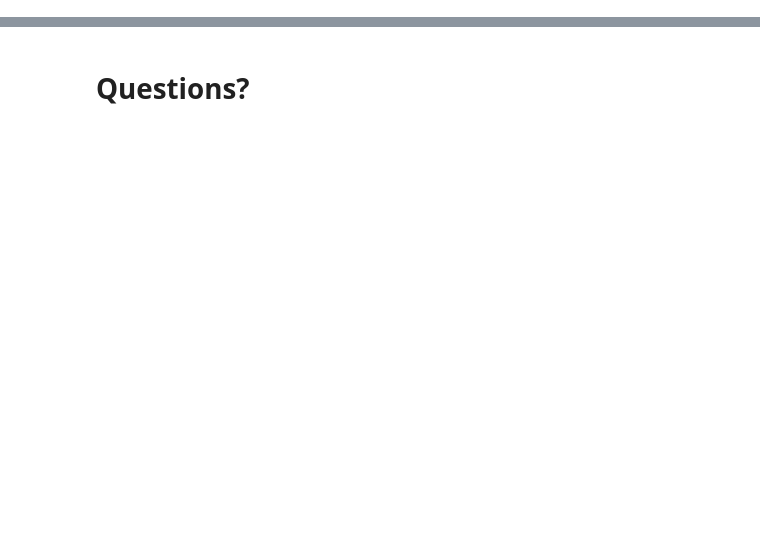
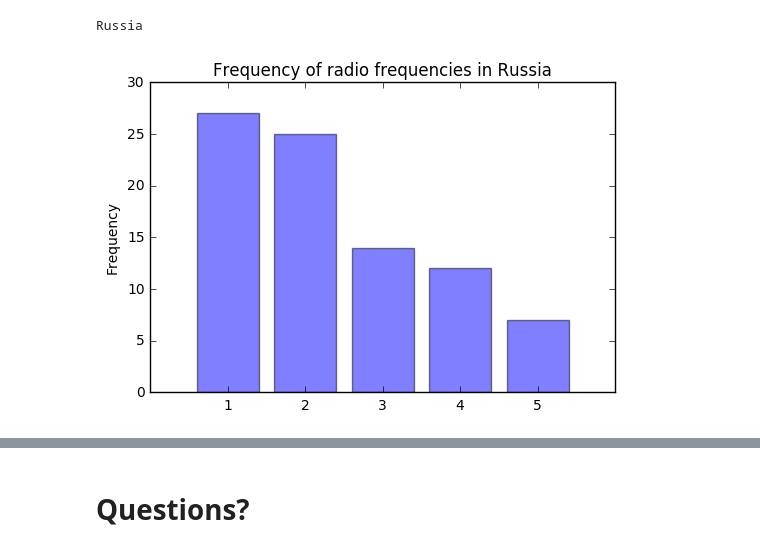
Before and after one commit to Wohesi/progtheorie, a Jupyter notebook: bin/Presentatie.ipynb, the cells around one changed output, grey strips where cells are left out. Cells and saved outputs as stored; diff of their text form; code cells hidden in the pictures; blank space fills up the shorter version.

```diff
--- a/bin/Presentatie.ipynb
+++ b/bin/Presentatie.ipynb
@@ -192,13 +0,0 @@ def neighborCheck(graph, node):
-# %%
-def graphCheck(graph):
-    '''
-    Returns True if all nodes don't share a frequency with any of their neighbours.
-    '''
-    for node in graph.nodes():
-        if not neighborCheck(graph, node):
-            return False
-
-    if None in nx.get_node_attributes(graph, 'freq').values():
-        return False
-
-    return True
@@ -235,0 +162,11 @@ True
+# %%
+class greedyAlphabetically(algorithm):
+    '''
+    Fills in the frequencies based on a greedy algorithm with an
+    alphabetically sorted list of nodes.
+    '''
+    def __init__(self, graph):
+        for n in sorted(graph.nodes(), key=str.lower, reverse=False):
+            graph.node[n]['freq'] = 1
+            while algorithm.neighborCheck(graph, n) == False:
+                graph.node[n]['freq'] += 1
@@ -235,0 +204,7 @@ True
+# %%
+RU = country("Russia", "../csv-borders/NewRussiaCompleteDataset.csv")
+greedyAlphabetically(RU.cg)
+RU.distribution()
+# %% [output]
+Russia
+[figure, added]
```
Also changed, not shown: parts of 32 cells of this notebook.
